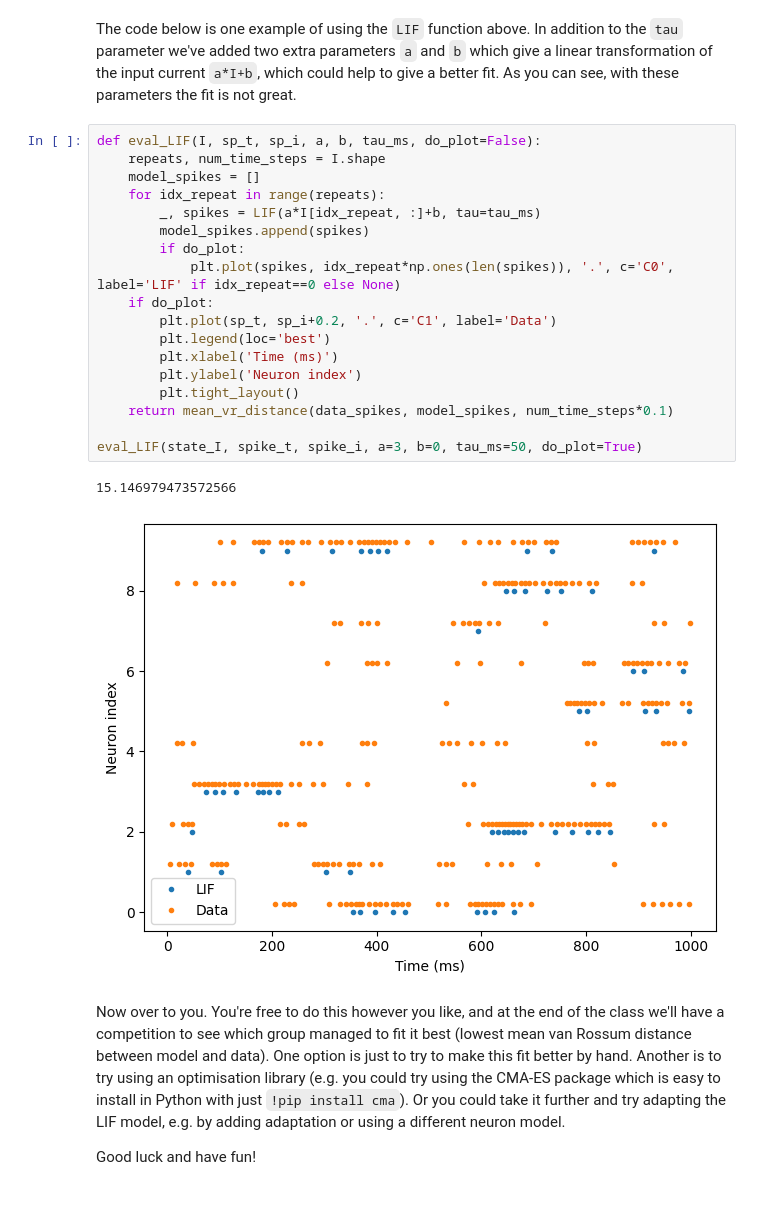
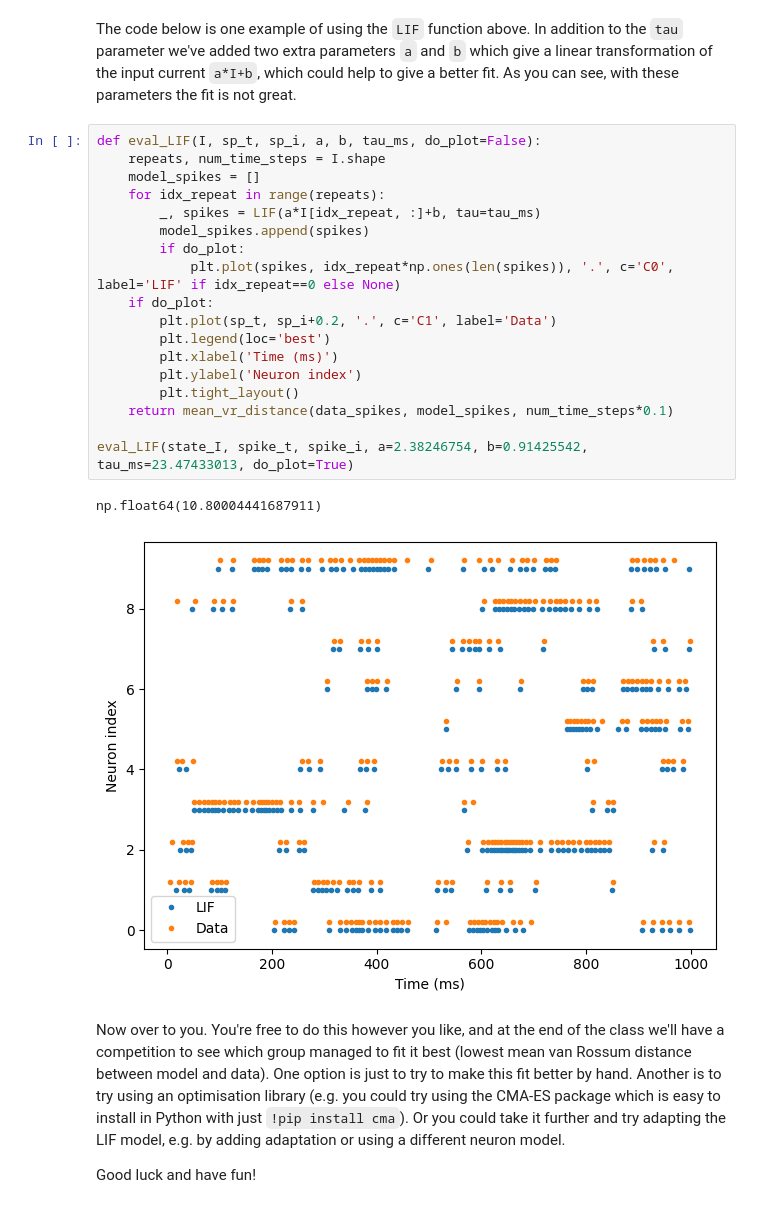
Before and after one commit to shalemrajkumar/openlab, a Jupyter notebook: tutorials/python/neuro4ml/w1_neurons.ipynb, the cells around one changed output. Cells and saved outputs as stored; diff of their text form.

```diff
--- a/tutorials/python/neuro4ml/w1_neurons.ipynb
+++ b/tutorials/python/neuro4ml/w1_neurons.ipynb
@@ -149,24 +210,24 @@ The code below is one example of using the ``LIF`` function above. In addition t
 # %%
 def eval_LIF(I, sp_t, sp_i, a, b, tau_ms, do_plot=False):
     repeats, num_time_steps = I.shape
     model_spikes = []
     for idx_repeat in range(repeats):
         _, spikes = LIF(a*I[idx_repeat, :]+b, tau=tau_ms)
         model_spikes.append(spikes)
         if do_plot:
             plt.plot(spikes, idx_repeat*np.ones(len(spikes)), '.', c='C0', label='LIF' if idx_repeat==0 else None)
     if do_plot:
         plt.plot(sp_t, sp_i+0.2, '.', c='C1', label='Data')
         plt.legend(loc='best')
         plt.xlabel('Time (ms)')
         plt.ylabel('Neuron index')
         plt.tight_layout()
     return mean_vr_distance(data_spikes, model_spikes, num_time_steps*0.1)
 
-eval_LIF(state_I, spike_t, spike_i, a=3, b=0, tau_ms=50, do_plot=True)
+eval_LIF(state_I, spike_t, spike_i, a=2.38246754, b=0.91425542, tau_ms=23.47433013, do_plot=True)
 # %% [output]
-15.146979473572566
+np.float64(10.80004441687911)
-[figure, old version]
+[figure, new version]
 # %% [markdown]
 Now over to you. You're free to do this however you like, and at the end of the class we'll have a competition to see which group managed to fit it best (lowest mean van Rossum distance between model and data). One option is just to try to make this fit better by hand. Another is to try using an optimisation library (e.g. you could try using the CMA-ES package which is easy to install in Python with just ``!pip install cma``). Or you could take it further and try adapting the LIF model, e.g. by adding adaptation or using a different neuron model.
 
```
Also changed, not shown: parts of 7 cells of this notebook.
